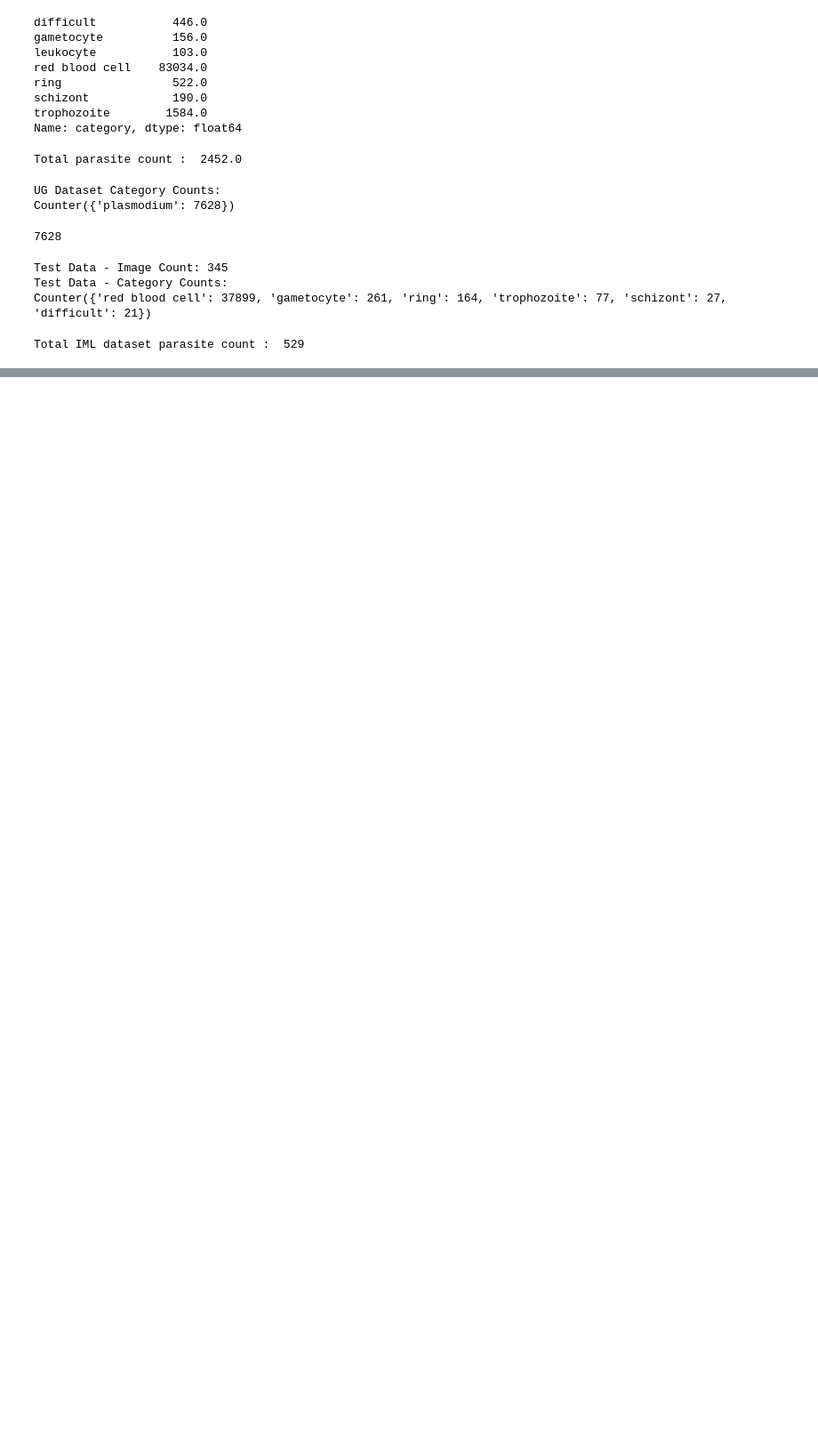
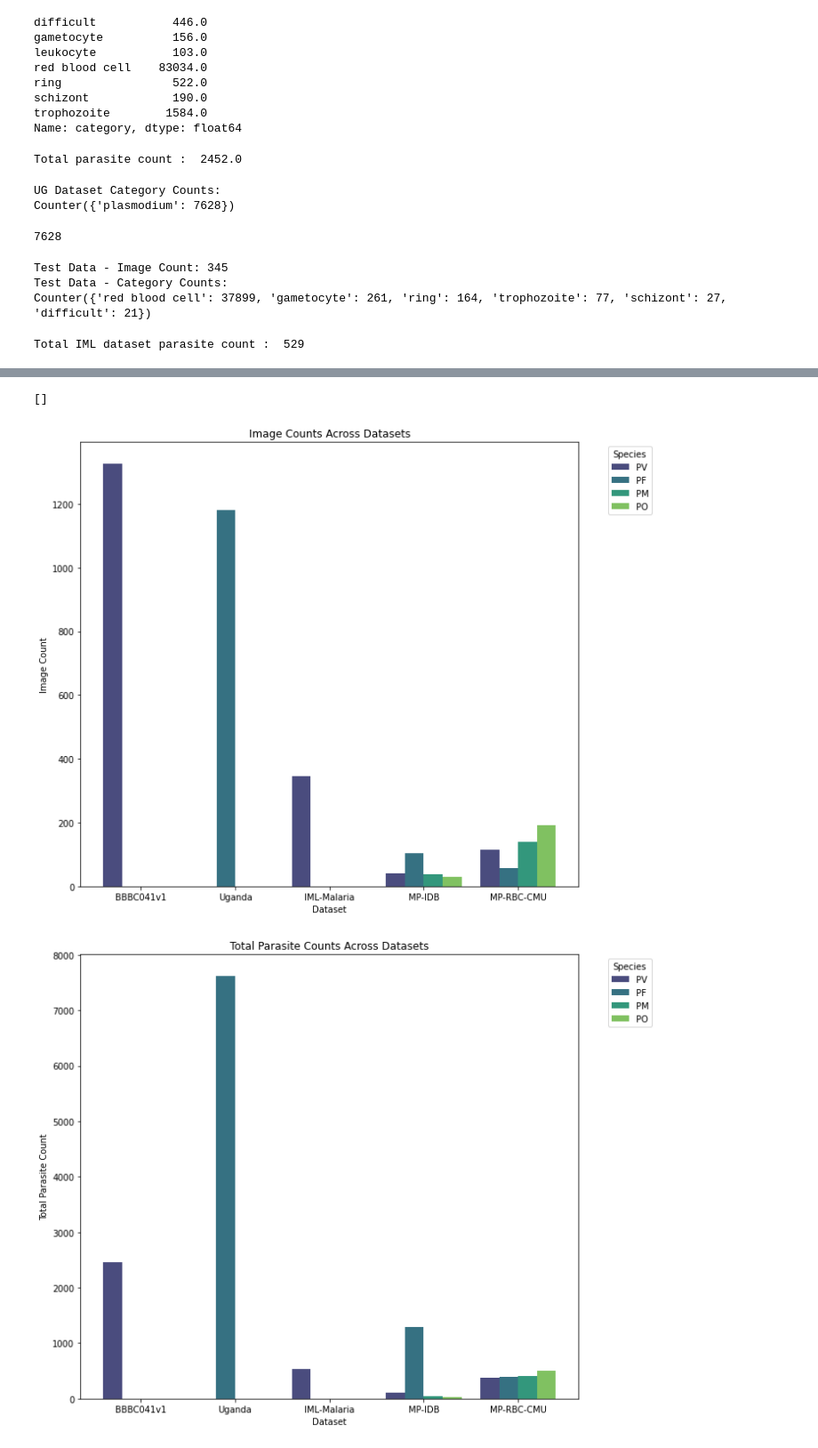
Before and after one commit to yamlakyam/Malaria-Species-Detection, a Jupyter notebook: Malaria Datasets Quantitative Analysis/Quantitative Analysis.ipynb, the cells around one changed output, grey strips where cells are left out. Shown at 89% size. Drawn from its saved outputs; the diff is of its cells as text; code cells hidden in the pictures; blank space fills up the shorter version.

Commit message:
incorporated analysis for dataset from RBC

```diff
--- a/Malaria Datasets Quantitative Analysis/Quantitative Analysis.ipynb
+++ b/Malaria Datasets Quantitative Analysis/Quantitative Analysis.ipynb
@@ -365,0 +301,2 @@ Image Counts and Total Parasite Counts Across Datasets:
+# %%
+data_RBC = '../MP-RBC-CMU'
@@ -365,0 +330,72 @@ Image Counts and Total Parasite Counts Across Datasets:
+# %%
+mp_rbc_pf_images = 58
+mp_rbc_pm_images =139
+mp_rbc_po_images =191
+mp_rbc_pv_images =114
+
+mp_rbc_pf_count = category_counts_RW['PF']
+mp_rbc_pm_count = category_counts_RW['PM']
+mp_rbc_po_count = category_counts_RW['PO']
+mp_rbc_pv_count = category_counts_RW['PV']
+# %%
+datasets = ['BBBC041v1', 'Uganda', 'IML-Malaria']
+image_counts = [1328, 1182, 345]
+total_parasite_counts = [total_parsite_count, category_counts_UG['plasmodium'], total_iml_parasite]
+species = ['PV', 'PF', 'PV']
+
+mp_idb_image_counts = [mp_idb_pf_images, mp_idb_pm_images, mp_idb_po_images, mp_idb_pv_images]
+mp_idb_parasite_counts = [mp_idb_pf_count, mp_idb_pm_count, mp_idb_po_count, mp_idb_pv_count]
+mp_idb_species = ['PF', 'PM', 'PO', 'PV']
+
+mp_rbc_image_counts = [mp_rbc_pf_images, mp_rbc_pm_images, mp_rbc_po_images, mp_rbc_pv_images]
+mp_rbc_parasite_counts = [mp_rbc_pf_count, mp_rbc_pm_count, mp_rbc_po_count, mp_rbc_pv_count]
+mp_rbc_species = ['PF', 'PM', 'PO', 'PV']
+
+# Append MP-IDB data to existing data
+for i, species_name in enumerate(mp_idb_species):
+    datasets.append('MP-IDB')
+    image_counts.append(mp_idb_image_counts[i])
+    total_parasite_counts.append(mp_idb_parasite_counts[i])
+    species.append(species_name)
+
+# Append MP-RBC data to existing data
+for i, species_name in enumerate(mp_rbc_species):
+    datasets.append('MP-RBC-CMU')
+    image_counts.append(mp_rbc_image_counts[i])
+    total_parasite_counts.append(mp_rbc_parasite_counts[i])
+    species.append(species_name)
+
+# Create a DataFrame
+data = {
+    'Dataset': datasets,
+    'Image Count': image_counts,
+    'Total Parasite Count': total_parasite_counts,
+    'Species': species
+}
+df = pd.DataFrame(data)
+
+# Create the first plot for image counts
+plt.figure(figsize=(10, 8))
+sns.barplot(x='Dataset', y='Image Count', hue='Species', data=df, palette='viridis')
+plt.title('Image Counts Across Datasets')
+plt.xlabel('Dataset')
+plt.ylabel('Image Count')
+plt.legend(title='Species', bbox_to_anchor=(1.05, 1), loc='upper left')
+plt.tight_layout()
+plt.savefig('image_counts_across_datasets.png', bbox_inches='tight')
+plt.plot()
+
+# Create the second plot for total parasite counts
+plt.figure(figsize=(10, 8))
+sns.barplot(x='Dataset', y='Total Parasite Count', hue='Species', data=df, palette='viridis')
+plt.title('Total Parasite Counts Across Datasets')
+plt.xlabel('Dataset')
+plt.ylabel('Total Parasite Count')
+plt.legend(title='Species', bbox_to_anchor=(1.05, 1), loc='upper left')
+plt.tight_layout()
+plt.savefig('total_parasite_counts_across_datasets.png', bbox_inches='tight')
+plt.plot()
+# %% [output]
+[]
+[figure, added]
+[figure, added]
```
Also changed, not shown: parts of 14 cells of this notebook.
